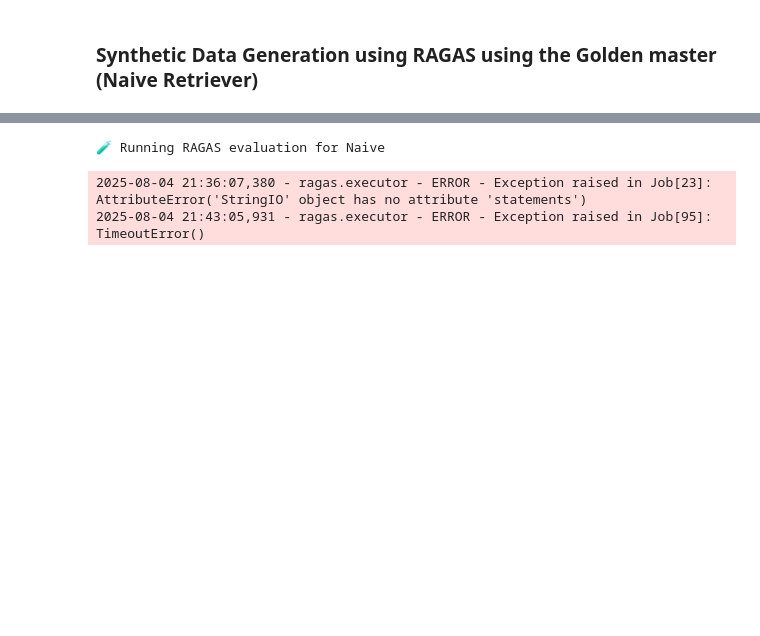
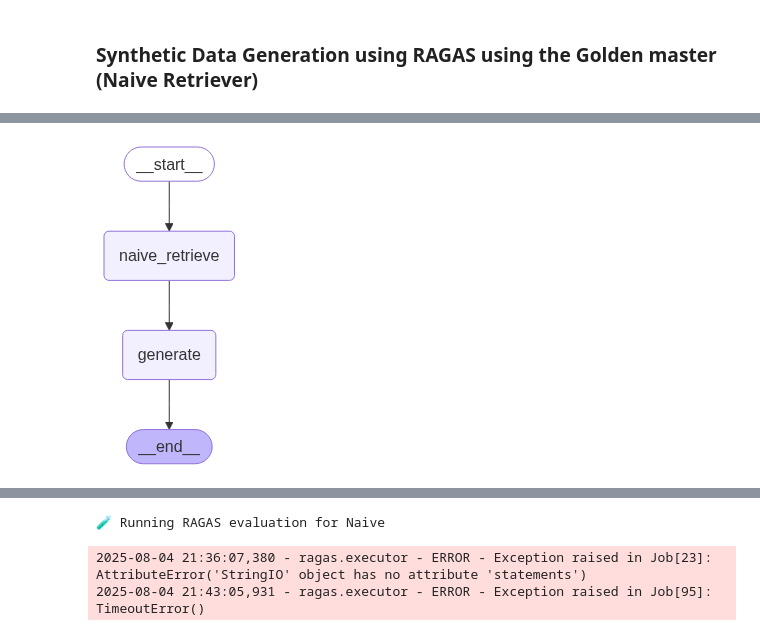
Before and after one commit to neomatrix369/AIE7-Cert-Challenge, a Jupyter notebook: notebooks/Agentic RAG evaluation experiments.ipynb, the cells around one changed output, grey strips where cells are left out. Drawn from its saved outputs; the diff is of its cells as text; code cells hidden in the pictures; blank space fills up the shorter version.

```diff
--- a/notebooks/Agentic RAG evaluation experiments.ipynb
+++ b/notebooks/Agentic RAG evaluation experiments.ipynb
@@ -288,3 +273,7 @@ from src.evaluation.evaluation_helpers import generate_responses_for_golden_data
+# %%
+naive_graph
+# %% [output]
+[figure, added]
 # %%
 %%time
 golden_master_dataset = generate_responses_for_golden_dataset(golden_master_dataset, naive_graph_agent)
```
Also changed, not shown: parts of 16 cells of this notebook, 1 other file.
